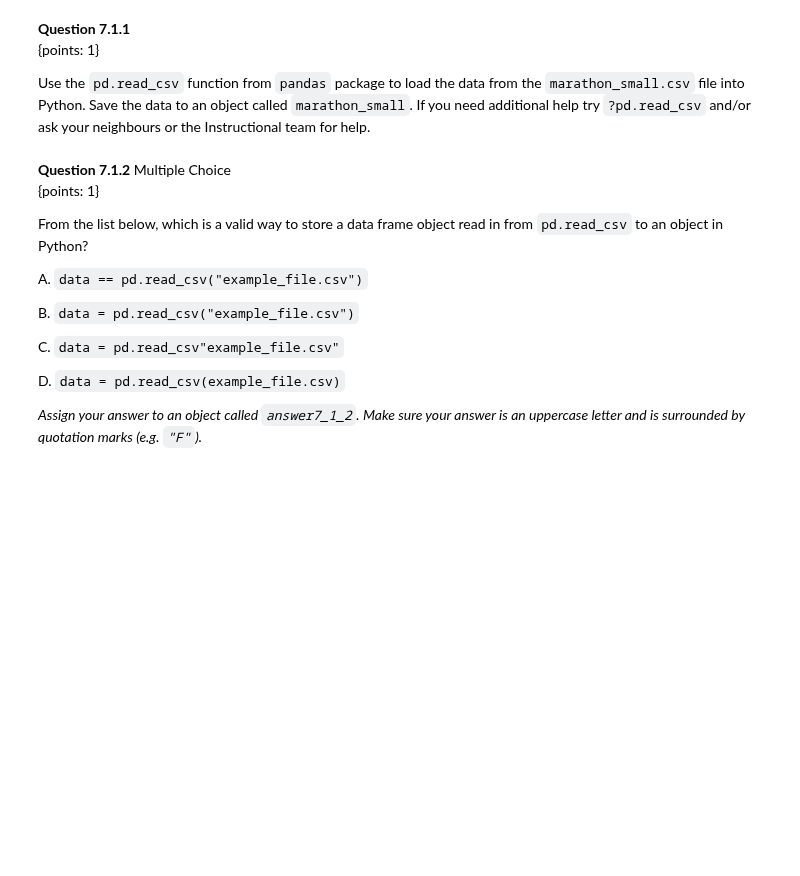
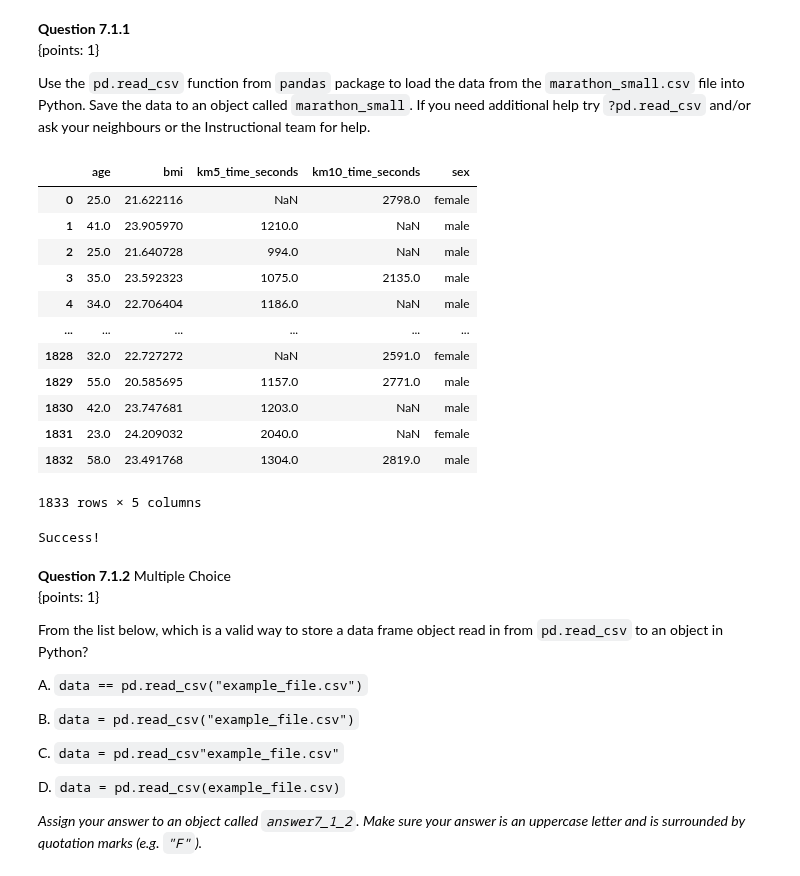
Before and after one commit to UBC-DSCI/dsci-100-student-python, a Jupyter notebook: materials/py_worksheet_intro/py_worksheet_intro.ipynb, the cells around one changed output. Saved outputs shown, nothing was run; the diff lists cells and outputs as text; code cells hidden in the pictures; blank space fills up the shorter version.

```diff
--- a/materials/py_worksheet_intro/py_worksheet_intro.ipynb
+++ b/materials/py_worksheet_intro/py_worksheet_intro.ipynb
@@ -505,25 +588,54 @@ Use the `pd.read_csv` function from `pandas` package to load the data from the `
 # %%
 import pandas as pd
 
-# your code here
-raise NotImplementedError
+### BEGIN SOLUTION
+marathon_small = pd.read_csv("marathon_small.csv")
+### END SOLUTION
 marathon_small
+# %% [output]
+|  | age | bmi | km5_time_seconds | km10_time_seconds | sex |
+| 0 | 25.0 | 21.622116 | NaN | 2798.0 | female |
+| 1 | 41.0 | 23.905970 | 1210.0 | NaN | male |
+| 2 | 25.0 | 21.640728 | 994.0 | NaN | male |
+| 3 | 35.0 | 23.592323 | 1075.0 | 2135.0 | male |
+| 4 | 34.0 | 22.706404 | 1186.0 | NaN | male |
+| ... | ... | ... | ... | ... | ... |
+| 1828 | 32.0 | 22.727272 | NaN | 2591.0 | female |
+| 1829 | 55.0 | 20.585695 | 1157.0 | 2771.0 | male |
+| 1830 | 42.0 | 23.747681 | 1203.0 | NaN | male |
+| 1831 | 23.0 | 24.209032 | 2040.0 | NaN | female |
+| 1832 | 58.0 | 23.491768 | 1304.0 | 2819.0 | male |
+1833 rows × 5 columns
 # %%
 from hashlib import sha1
-assert sha1(str(type(marathon_small)).encode("utf-8")+b"3f4b1").hexdigest() == "2b95a4d50d66f139782c9f7aac496080fe535265", "type of type(marathon_small) is not correct"
 
-assert sha1(str(type(marathon_small.shape)).encode("utf-8")+b"3f4b2").hexdigest() == "46597433a8da6287f0d980e8403d3e8ed105610b", "type of marathon_small.shape is not tuple. marathon_small.shape should be a tuple"
-assert sha1(str(len(marathon_small.shape)).encode("utf-8")+b"3f4b2").hexdigest() == "db0ed92bdf9121c5bcea36f6cab7f1a15301f476", "length of marathon_small.shape is not correct"
-assert sha1(str(sorted(map(str, marathon_small.shape))).encode("utf-8")+b"3f4b2").hexdigest() == "d274db5bcbf2dbf035ad2950c2c42c4b07b522dd", "values of marathon_small.shape are not correct"
-assert sha1(str(marathon_small.shape).encode("utf-8")+b"3f4b2").hexdigest() == "81af248a695cb8fb9ff49d806ae765b501364b6a", "order of elements of marathon_small.shape is not correct"
+assert sha1(str(type(marathon_small)).encode("utf-8")+b"3f4b1").hexdigest() == "f4ae442b69b9fbeed9a1c930610b65efbad069f8", \
+    "type of marathon_small is not correct"
 
-assert sha1(str(type(sum(marathon_small.age))).encode("utf-8")+b"3f4b3").hexdigest() == "3a9c45a9b1f7dae8121b5d4d27bc86818253dce7", "type of sum(marathon_small.age) is not float. Please make sure it is float and not np.float64, etc. You can cast your value into a float using float()"
-assert sha1(str(round(sum(marathon_small.age), 2)).encode("utf-8")+b"3f4b3").hexdigest() == "8907a0c6a060fdaec5d476148da4cedd6b533df8", "value of sum(marathon_small.age) is not correct (rounded to 2 decimal places)"
+assert sha1(str(type(marathon_small.shape)).encode("utf-8")+b"3f4b2").hexdigest() == "46597433a8da6287f0d980e8403d3e8ed105610b", \
+    "type of marathon_small.shape is not tuple. marathon_small.shape should be a tuple"
 
-assert sha1(str(type(marathon_small.columns.values)).encode("utf-8")+b"3f4b4").hexdigest() == "bc7072599173dc2729918b111d5e5efad91b058c", "type of marathon_small.columns.values is not correct"
-assert sha1(str(marathon_small.columns.values).encode("utf-8")+b"3f4b4").hexdigest() == "050512579ab3a2f9f1fb899a7627cf8fa8549233", "value of marathon_small.columns.values is not correct"
+assert sha1(str(sorted(map(str, marathon_small.shape))).encode("utf-8")+b"3f4b2").hexdigest() == "d274db5bcbf2dbf035ad2950c2c42c4b07b522dd", \
+    "values of marathon_small.shape are not correct"
 
-print('Success!')
+assert sha1(str(marathon_small.shape).encode("utf-8")+b"3f4b2").hexdigest() == "81af248a695cb8fb9ff49d806ae765b501364b6a", \
+    "order of elements of marathon_small.shape is not correct"
+
+assert sha1(str(type(sum(marathon_small.age))).encode("utf-8")+b"3f4b3").hexdigest() == "3a9c45a9b1f7dae8121b5d4d27bc86818253dce7", \
+    "type of sum(marathon_small.age) is not float. Please make sure it is float and not np.float64, etc. You can cast your value into a float using float()"
+
+assert sha1(str(round(sum(marathon_small.age), 2)).encode("utf-8")+b"3f4b3").hexdigest() == "8907a0c6a060fdaec5d476148da4cedd6b533df8", \
+    "value of sum(marathon_small.age) is not correct (rounded to 2 decimal places)"
+
+assert sha1(str(type(marathon_small.columns.values)).encode("utf-8")+b"3f4b4").hexdigest() == "b2be515b556227cc94251ca427451cf35d10e9d1", \
+    "type of marathon_small.columns.values is not correct"
+
+assert sha1(str(marathon_small.columns.values).encode("utf-8")+b"3f4b4").hexdigest() == "729a37b7ed9456b4940998597e9a98d1c61a2944", \
+    "value of marathon_small.columns.values is not correct"
+
+print("Success!")
+# %% [output]
+Success!
 # %% [markdown]
 **Question 7.1.2** Multiple Choice <br> {points: 1}
 
```
Also changed, not shown: parts of 55 cells of this notebook.
